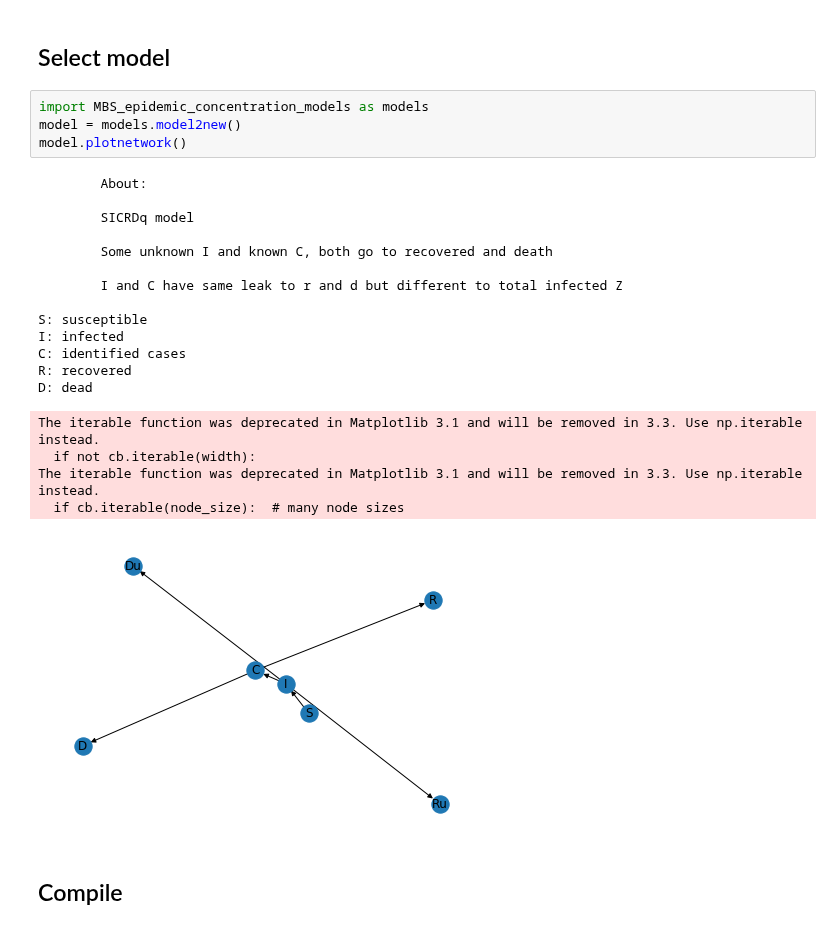
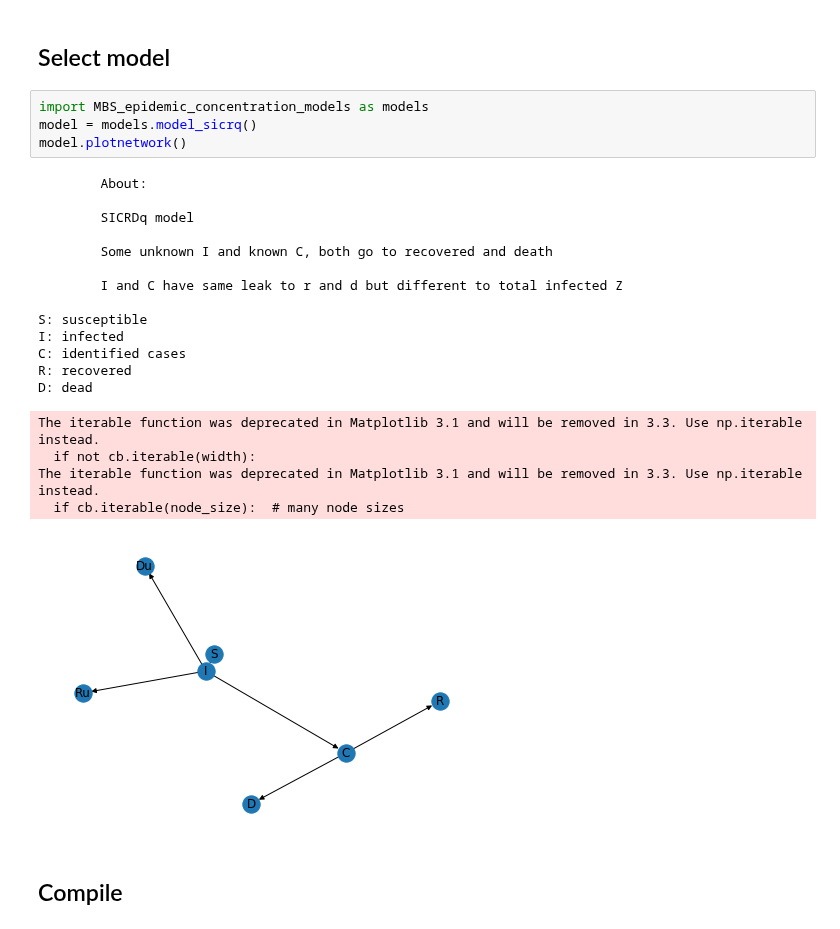
Before and after one commit to ccc1685/covid-19, a Jupyter notebook: Stan/MBS_epidemic_concentration_fitter.ipynb, the cells around one changed output. Saved outputs shown, nothing was run; the diff lists cells and outputs as text.

```diff
--- a/Stan/MBS_epidemic_concentration_fitter.ipynb
+++ b/Stan/MBS_epidemic_concentration_fitter.ipynb
@@ -17,27 +17,27 @@ warnings.filterwarnings("ignore", category=DeprecationWarning)
 ## Select model
 # %%
 import MBS_epidemic_concentration_models as models
-model = models.model2new()
+model = models.model_sicrq()
 model.plotnetwork()
 # %% [output]
         About:
 
         SICRDq model
 
         Some unknown I and known C, both go to recovered and death
 
         I and C have same leak to r and d but different to total infected Z
 
 S: susceptible
 I: infected
 C: identified cases
 R: recovered
 D: dead
 The iterable function was deprecated in Matplotlib 3.1 and will be removed in 3.3. Use np.iterable instead.
   if not cb.iterable(width):
 The iterable function was deprecated in Matplotlib 3.1 and will be removed in 3.3. Use np.iterable instead.
   if cb.iterable(node_size):  # many node sizes
-[figure, old version]
+[figure, new version]
 # %% [markdown]
 ## Compile
 # %%
```
Also changed, not shown: parts of 7 cells of this notebook, 2 other files.
